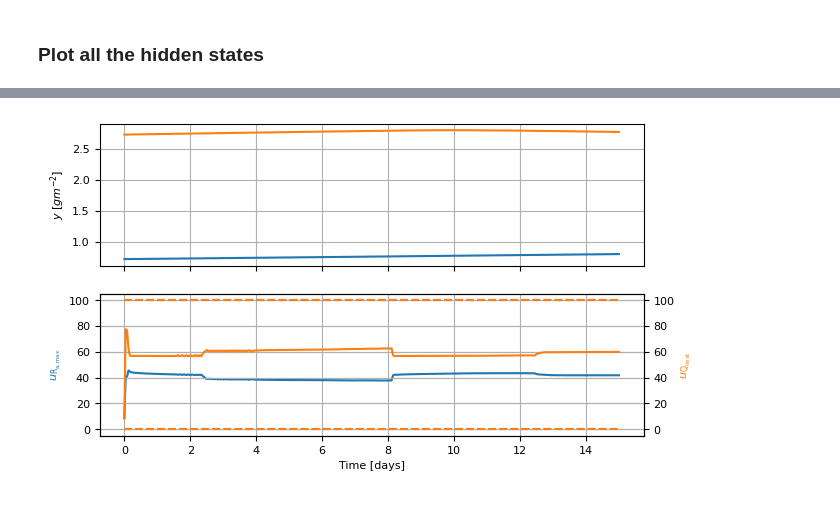
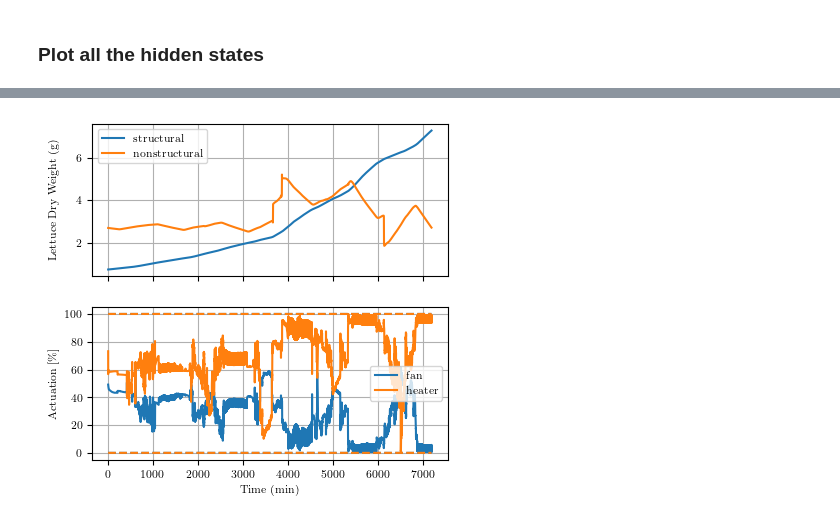
Before and after one commit to MarekWadinger/ecompc-greenhouse-platform, a Jupyter notebook: greenhouse_model.ipynb, the cells around one changed output, grey strips where cells are left out. Saved outputs shown, nothing was run; the diff lists cells and outputs as text; code cells hidden in the pictures.

Commit message:
UPDATE: example on greenhouse with control

```diff
--- a/greenhouse_model.ipynb
+++ b/greenhouse_model.ipynb
@@ -78,7 +103,7 @@ u_label = [
     r"$u_{\mathrm{Q_{heat}}}$",
 ]
 # %%
-greenhouse_model = partial(gh_model, climate=climate)
+greenhouse_model = partial(gh_model, climate=climate.values)
 # %%
 # [donotremove]
 fig, axs = plt.subplots(nrows=2, ncols=len(u_max), sharex=True, sharey="row")
@@ -88,7 +113,11 @@ for u_idx in range(len(u_max)):
     u_max_[u_idx] = u_max[u_idx]
     u = partial(gen_step, u_min=u_min, u_max=u_max_)
     t_out, y_out, u_out = simulate(
-        greenhouse_model, u=u, sim_time=1440 * sim_days, t_s=ts, x0=x0
+        greenhouse_model,
+        u=u,  # type: ignore
+        sim_time=int(len(climate) / ts),
+        t_s=ts,
+        x0=x0,  # type: ignore
     )
     plot_response(
         t_out,
@@ -113,7 +142,7 @@ plt.show()
 # %% [markdown]
 ### Plot all the hidden states
 # %%
-_greenhouse_model = partial(_gh_model, climate=climate)
+_greenhouse_model = partial(_gh_model, climate=climate.values)
 # %%
 # [donotremove]
 for u_idx in range(len(u_max)):
@@ -121,14 +150,18 @@ for u_idx in range(len(u_max)):
     u_max_[u_idx] = u_max[u_idx]
     u = partial(gen_step, u_min=u_min, u_max=u_max_)
     t_out, y_out, u_out = simulate(
-        greenhouse_model, u=u, sim_time=1440 * sim_days, t_s=ts, x0=x0
+        greenhouse_model,
+        u=u,  # type: ignore
+        sim_time=int(len(climate) / ts),
+        t_s=ts,
+        x0=x0,  # type: ignore
     )
 
     xs = []
     for i, (x, u) in enumerate(zip(y_out, u_out)):
-        _, x_ = _greenhouse_model(i, tuple(x), tuple(u))
+        _, x_ = _greenhouse_model(i * ts, tuple(x), tuple(u))
         xs.append(x_)
-    df = pd.DataFrame(xs).select_dtypes(include=["float"])
+    df = pd.DataFrame(xs, index=t_out).select_dtypes(include=["float"])
 
     if u_idx == 0:
         # Plot response
@@ -339,38 +550,56 @@ print(
 )
 # %%
 # [donotremove]
-fig, axs = plt.subplots(2, 1, sharex=True)
-t_out = np.linspace(0, sim_days, len(y_nexts))
-axs[0].plot(t_out, np.array(y_nexts).reshape(-1, 2))
-axs[0].set_ylabel("$y~[g m^{-2}]$")
+fig, axs = plt.subplots(
+    2, 1, sharex=True, figsize=set_size(width="ieee", subplots=(2, 1))
+)
+axs[0].plot(
+    range(sim_steps),
+    np.array(y_nexts).reshape(-1, 2)[:, -2],
+    label="structural",
+)
+axs[0].plot(
+    range(sim_steps),
+    np.array(y_nexts).reshape(-1, 2)[:, -1],
+    label="nonstructural",
+)
+axs[0].set_ylabel("Lettuce Dry Weight (g)")
+axs[0].legend()
 for i, (label, color) in enumerate(
     zip(
         [
-            r"$u_{\mathrm{R_{a,max}}}$",
-            r"$u_{\mathrm{Q_{heat}}}$",
+            "fan",
+            "heater",
         ],
         ["#1f77b4", "#ff7f0e"],
     )
 ):
-    # Create a second y-axis
-    if i > 0:
-        ax = axs[1].twinx()
-    else:
-        ax = axs[1]
-    if i > 1:
-        ax.spines["right"].set_position(("outward", 20 * i))
-    ax.plot(t_out, np.array(u0s).reshape(-1, 2)[:, i], color=color)
+    ax = axs[1]
     ax.plot(
-        t_out, np.array(ums).reshape(-1, 4)[:, i], linestyle="--", color=color
+        range(sim_steps),
+        np.array(u0s).reshape(-1, 2)[:, i],
+        color=color,
+        label=label,
     )
     ax.plot(
-        t_out,
+        range(sim_steps),
+        np.array(ums).reshape(-1, 4)[:, i],
+        linestyle="--",
+        color=color,
+    )
+    ax.plot(
+        range(sim_steps),
         np.array(ums).reshape(-1, 4)[:, i + 2],
         linestyle="--",
         color=color,
     )
 
-    ax.set_ylabel(label, color=color)
-    ax.set_xlabel("Time [days]")
+    ax.set_ylabel("Actuation [\\%]")
+    ax.set_xlabel("Time (min)")
+    ax.legend()
+
+fig.align_ylabels()
+
+fig.savefig("greenhouse_control.pdf")
 # %% [output]
-[figure, old version]
+[figure, new version]
```
Also changed, not shown: parts of 8 cells of this notebook, 1 other file.
